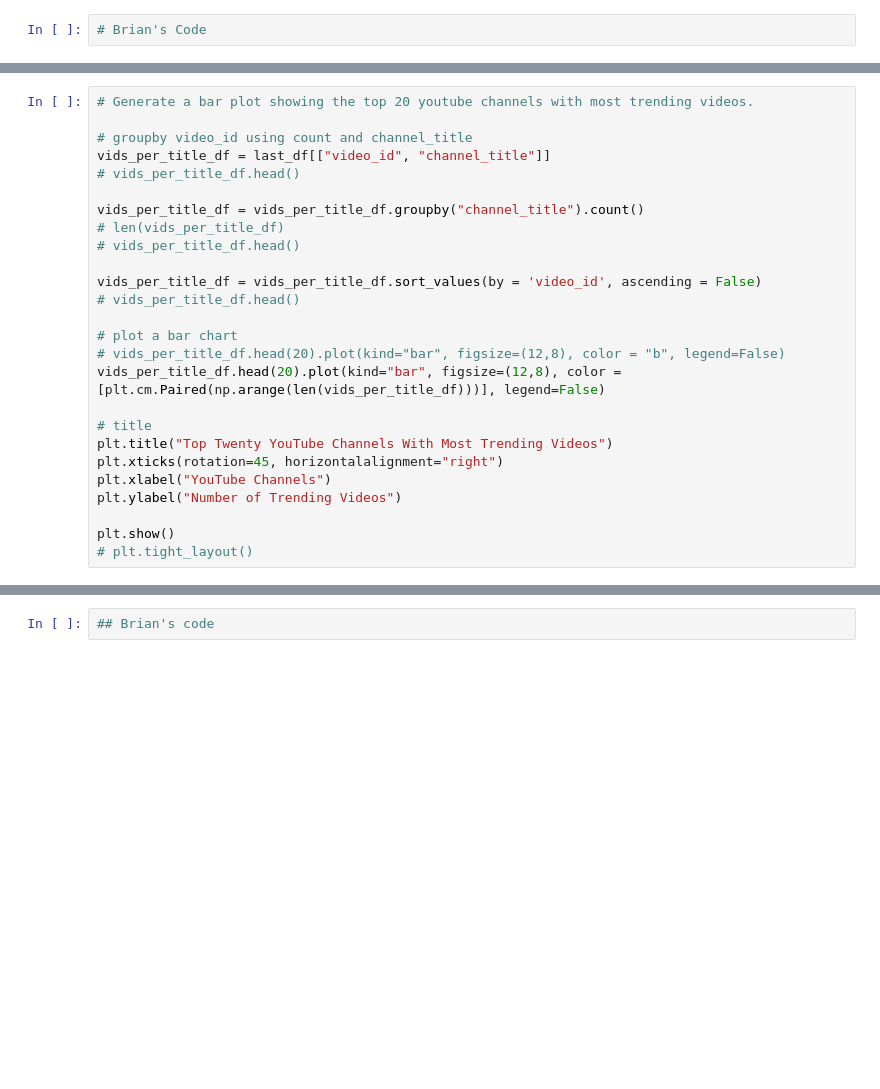
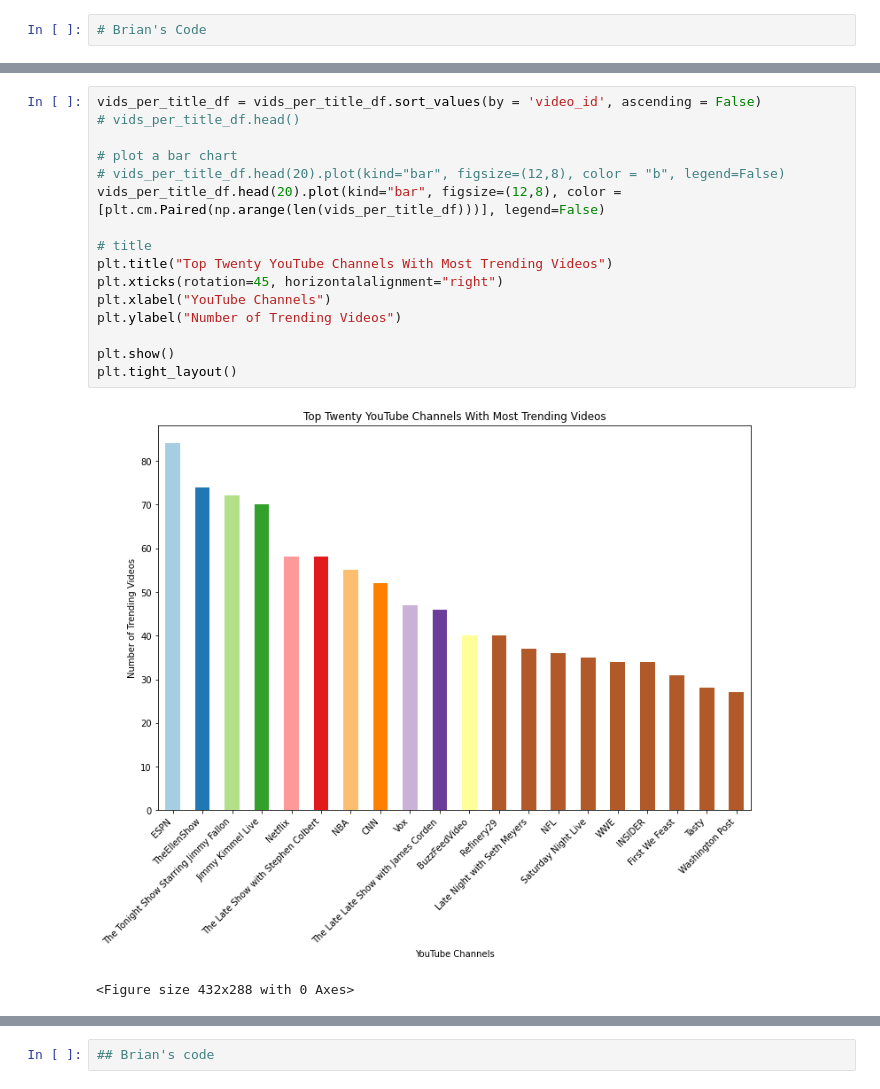
Before and after one commit to JacquelineMeyer1000/Project1_Group3, a Jupyter notebook: Group3_YouTube.ipynb, the cells around one changed output, grey strips where cells are left out. Saved outputs shown, nothing was run; the diff lists cells and outputs as text; blank space fills up the shorter version.

Commit message:
Adding visualization number 6

```diff
--- a/Group3_YouTube.ipynb
+++ b/Group3_YouTube.ipynb
@@ -219,26 +273,19 @@ videos_corr.unstack().sort_values()
 # %%
-# Generate a bar plot showing the top 20 youtube channels with most trending videos.
-
-# groupby video_id using count and channel_title
-vids_per_title_df = last_df[["video_id", "channel_title"]]
-# vids_per_title_df.head()
-
-vids_per_title_df = vids_per_title_df.groupby("channel_title").count()
-# len(vids_per_title_df)
-# vids_per_title_df.head()
-
 vids_per_title_df = vids_per_title_df.sort_values(by = 'video_id', ascending = False)
 # vids_per_title_df.head()
 
 # plot a bar chart
 # vids_per_title_df.head(20).plot(kind="bar", figsize=(12,8), color = "b", legend=False)
 vids_per_title_df.head(20).plot(kind="bar", figsize=(12,8), color = [plt.cm.Paired(np.arange(len(vids_per_title_df)))], legend=False)
 
 # title
 plt.title("Top Twenty YouTube Channels With Most Trending Videos")
 plt.xticks(rotation=45, horizontalalignment="right")
 plt.xlabel("YouTube Channels")
 plt.ylabel("Number of Trending Videos")
 
 plt.show()
-# plt.tight_layout()
+plt.tight_layout()
+# %% [output]
+[figure, added]
+<Figure size 432x288 with 0 Axes>
```
Also changed, not shown: parts of 7 cells of this notebook.
